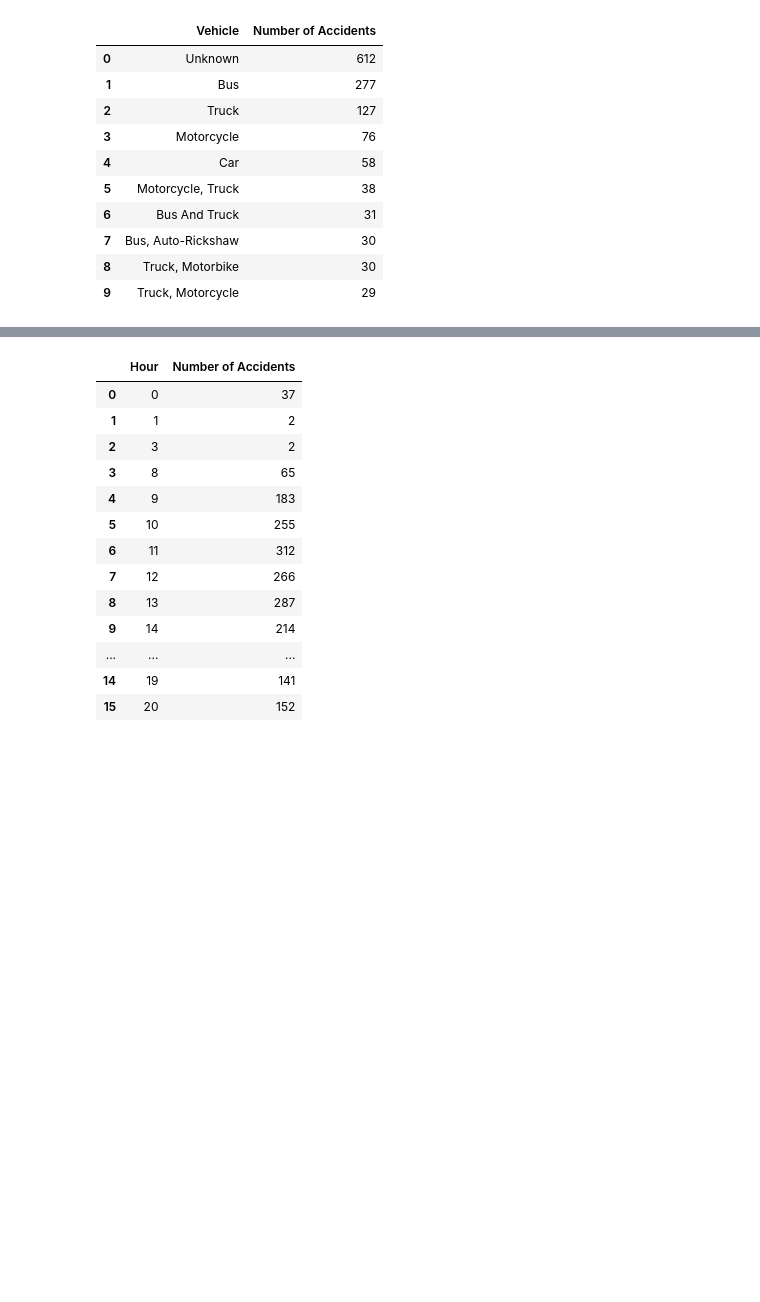
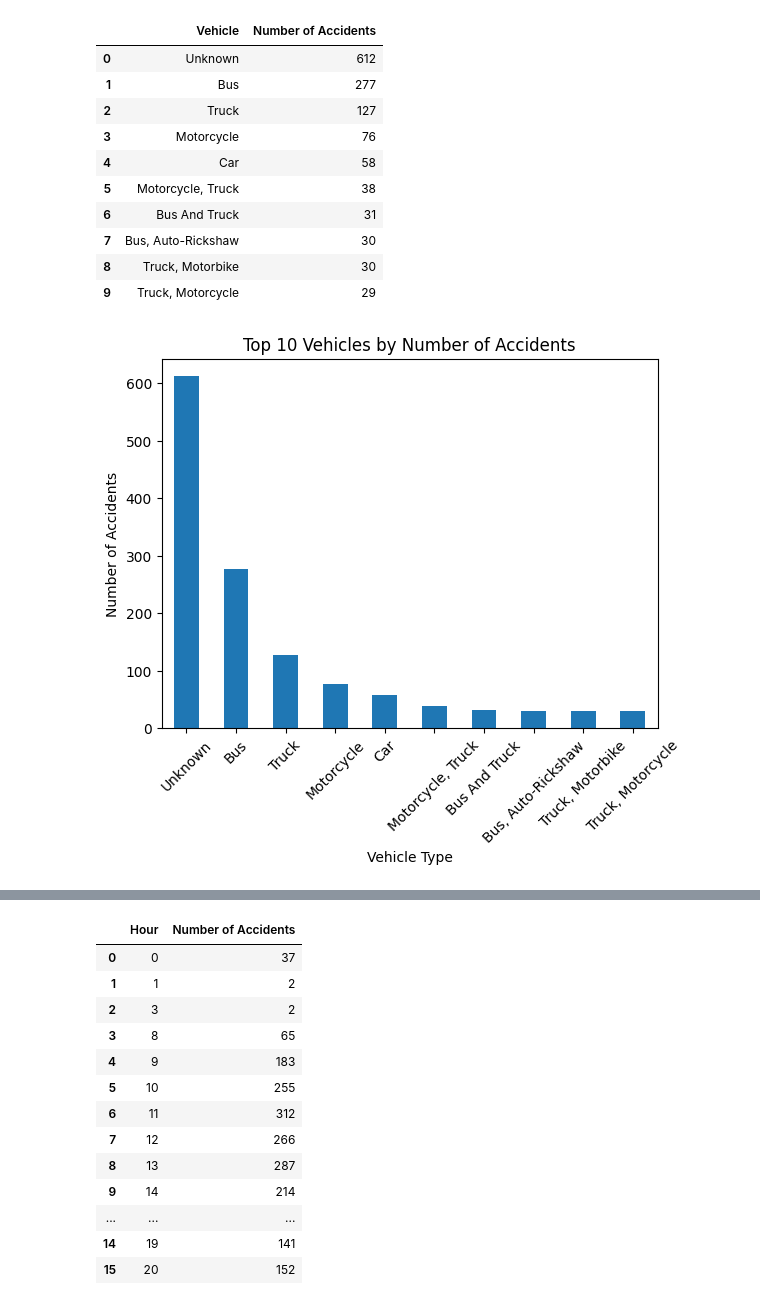
Before and after one commit to kamrulhasan702/road-accident-analysis, a Jupyter notebook: analysis.ipynb, the cells around one changed output, grey strips where cells are left out. Cells and saved outputs as stored; diff of their text form; code cells hidden in the pictures; blank space fills up the shorter version.

```diff
--- a/analysis.ipynb
+++ b/analysis.ipynb
@@ -258,3 +181,14 @@ top10
 | 7 | Bus, Auto-Rickshaw | 30 |
 | 8 | Truck, Motorbike | 30 |
 | 9 | Truck, Motorcycle | 29 |
+# %%
+df["vehicle_type"] = df["vehicle_type"].str.strip().str.title()
+top10_vehicle = df["vehicle_type"].value_counts().head(10)
+top10_vehicle.plot(kind="bar")
+plt.title("Top 10 Vehicles by Number of Accidents")
+plt.xlabel("Vehicle Type")
+plt.ylabel("Number of Accidents")
+plt.xticks(rotation=45)
+plt.show()
+# %% [output]
+[figure, added]
```
Also changed, not shown: parts of 22 cells of this notebook.
